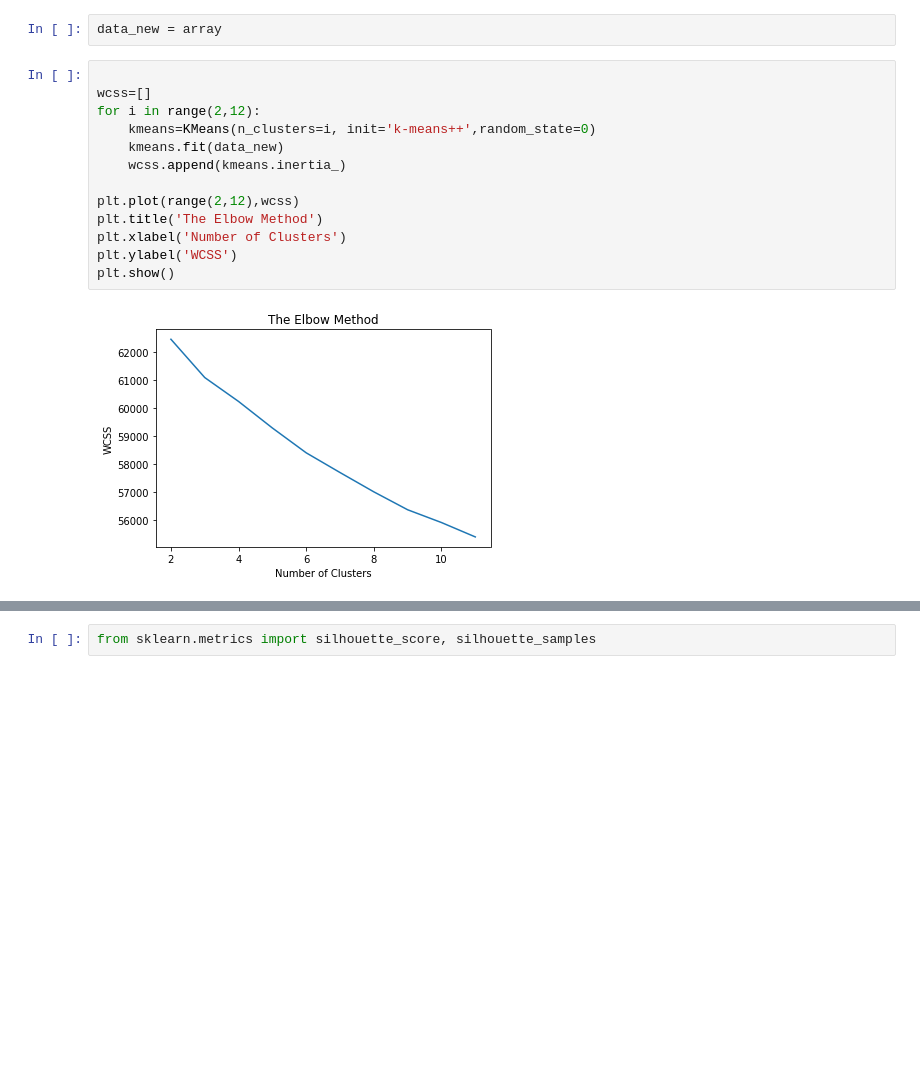
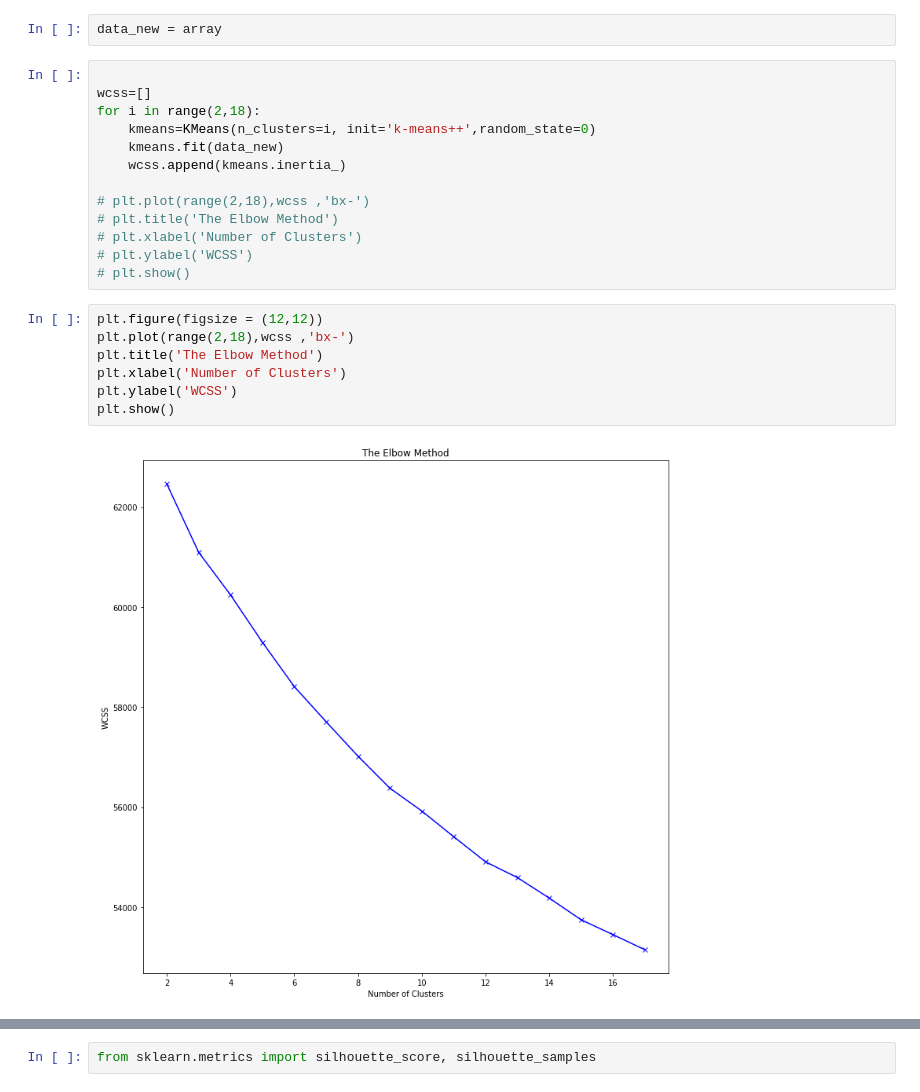
Before and after one commit to priyanships31/Company_Classification, a Jupyter notebook: Company_Classification.ipynb, the cells around one changed output, grey strips where cells are left out. Cells and saved outputs as stored; diff of their text form; blank space fills up the shorter version.

```diff
--- a/Company_Classification.ipynb
+++ b/Company_Classification.ipynb
@@ -284,17 +284,24 @@ data_new = array
 # %%
 
 wcss=[]
-for i in range(2,12):
+for i in range(2,18):
     kmeans=KMeans(n_clusters=i, init='k-means++',random_state=0)
     kmeans.fit(data_new)
     wcss.append(kmeans.inertia_)
 
-plt.plot(range(2,12),wcss)
-plt.title('The Elbow Method')
-plt.xlabel('Number of Clusters')
-plt.ylabel('WCSS')
-plt.show()
+# plt.plot(range(2,18),wcss ,'bx-')
+# plt.title('The Elbow Method')
+# plt.xlabel('Number of Clusters')
+# plt.ylabel('WCSS')
+# plt.show()
-# %% [output]
-[figure, removed]
+# %%
+plt.figure(figsize = (12,12))
+plt.plot(range(2,18),wcss ,'bx-')
+plt.title('The Elbow Method')
+plt.xlabel('Number of Clusters')
+plt.ylabel('WCSS')
+plt.show()
+# %% [output]
+[figure, added]
 # %%
 
```
Also changed, not shown: parts of 60 cells of this notebook.
